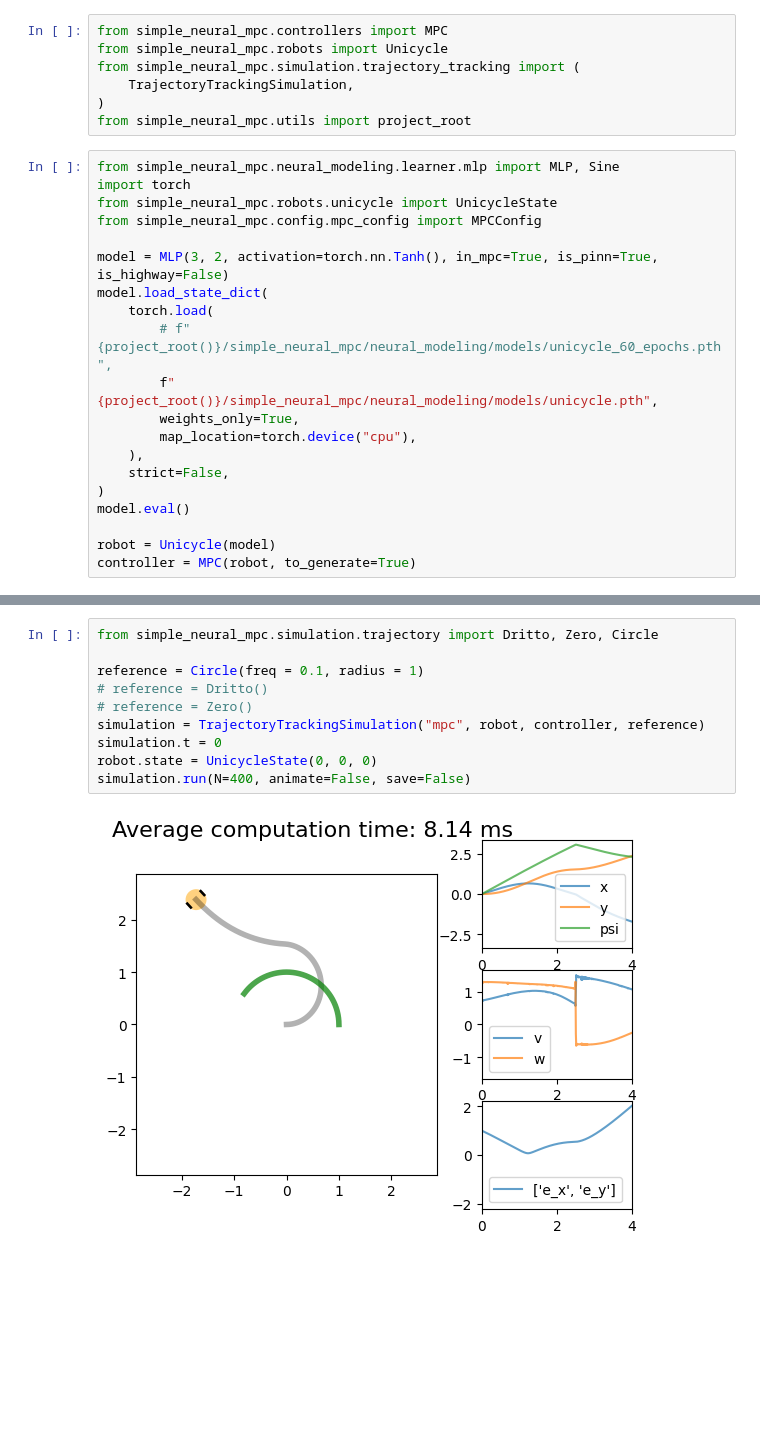
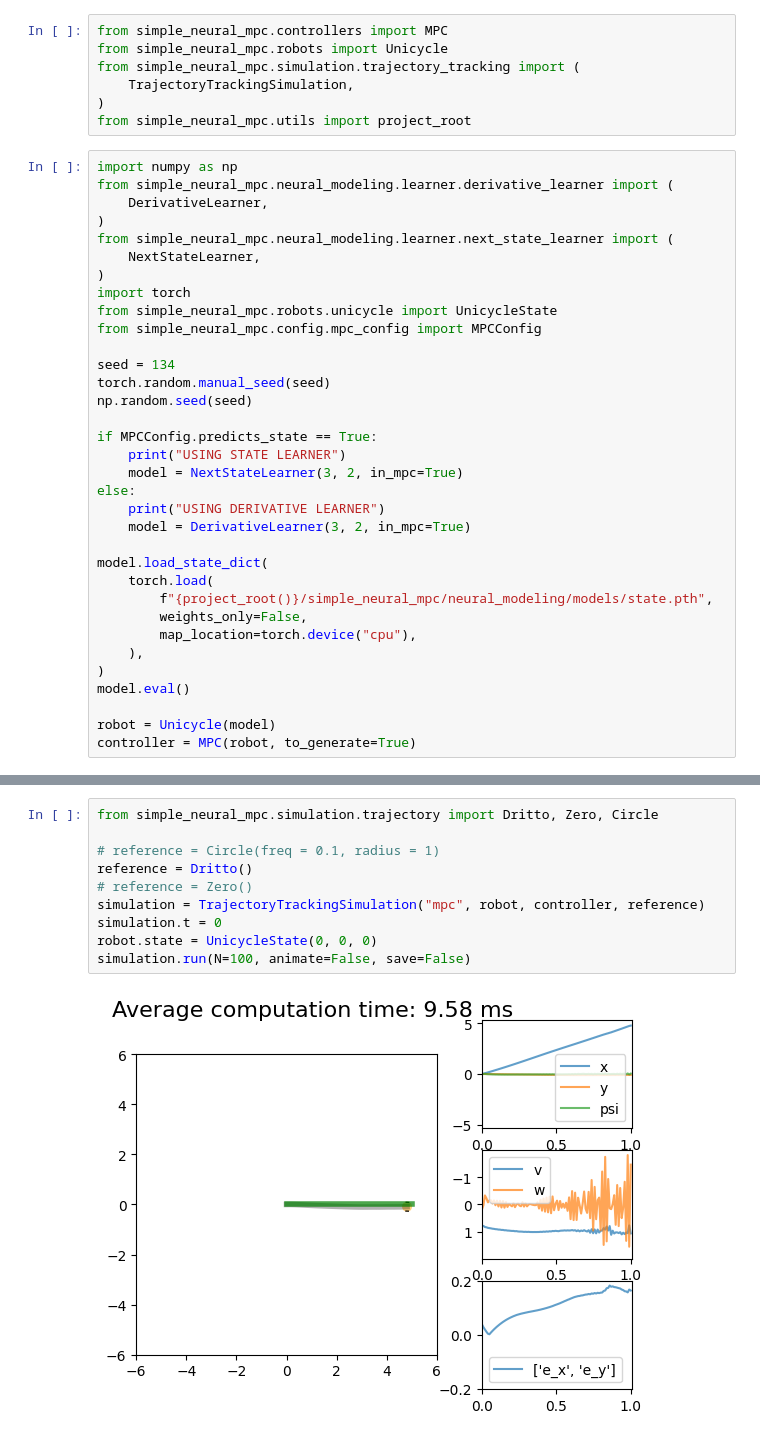
Before and after one commit to neverorfrog/simple_neural_mpc, a Jupyter notebook: simple_neural_mpc/scripts/mpc_main.ipynb, the cells around one changed output, grey strips where cells are left out. Drawn from its saved outputs; the diff is of its cells as text; blank space fills up the shorter version.

```diff
--- a/simple_neural_mpc/scripts/mpc_main.ipynb
+++ b/simple_neural_mpc/scripts/mpc_main.ipynb
@@ -6,20 +6,34 @@ from simple_neural_mpc.simulation.trajectory_tracking import (
 )
 from simple_neural_mpc.utils import project_root
 # %%
-from simple_neural_mpc.neural_modeling.learner.mlp import MLP, Sine
+import numpy as np
+from simple_neural_mpc.neural_modeling.learner.derivative_learner import (
+    DerivativeLearner,
+)
+from simple_neural_mpc.neural_modeling.learner.next_state_learner import (
+    NextStateLearner,
+)
 import torch
 from simple_neural_mpc.robots.unicycle import UnicycleState
 from simple_neural_mpc.config.mpc_config import MPCConfig
 
-model = MLP(3, 2, activation=torch.nn.Tanh(), in_mpc=True, is_pinn=True, is_highway=False)
+seed = 134
+torch.random.manual_seed(seed)
+np.random.seed(seed)
+
+if MPCConfig.predicts_state == True:
+    print("USING STATE LEARNER")
+    model = NextStateLearner(3, 2, in_mpc=True)
+else:
+    print("USING DERIVATIVE LEARNER")
+    model = DerivativeLearner(3, 2, in_mpc=True)
+
 model.load_state_dict(
     torch.load(
-        # f"{project_root()}/simple_neural_mpc/neural_modeling/models/unicycle_60_epochs.pth",
-        f"{project_root()}/simple_neural_mpc/neural_modeling/models/unicycle.pth",
-        weights_only=True,
+        f"{project_root()}/simple_neural_mpc/neural_modeling/models/state.pth",
+        weights_only=False,
         map_location=torch.device("cpu"),
     ),
-    strict=False,
 )
 model.eval()
 
@@ -60,12 +75,12 @@ acados_ocp_solver_pyx.o \
 # %%
 from simple_neural_mpc.simulation.trajectory import Dritto, Zero, Circle
 
-reference = Circle(freq = 0.1, radius = 1)
-# reference = Dritto()
+# reference = Circle(freq = 0.1, radius = 1)
+reference = Dritto()
 # reference = Zero()
 simulation = TrajectoryTrackingSimulation("mpc", robot, controller, reference)
 simulation.t = 0
 robot.state = UnicycleState(0, 0, 0)
-simulation.run(N=400, animate=False, save=False)
+simulation.run(N=100, animate=False, save=False)
 # %% [output]
-[figure, old version]
+[figure, new version]
```
Also changed, not shown: parts of 1 cell of this notebook, 16 other files.
